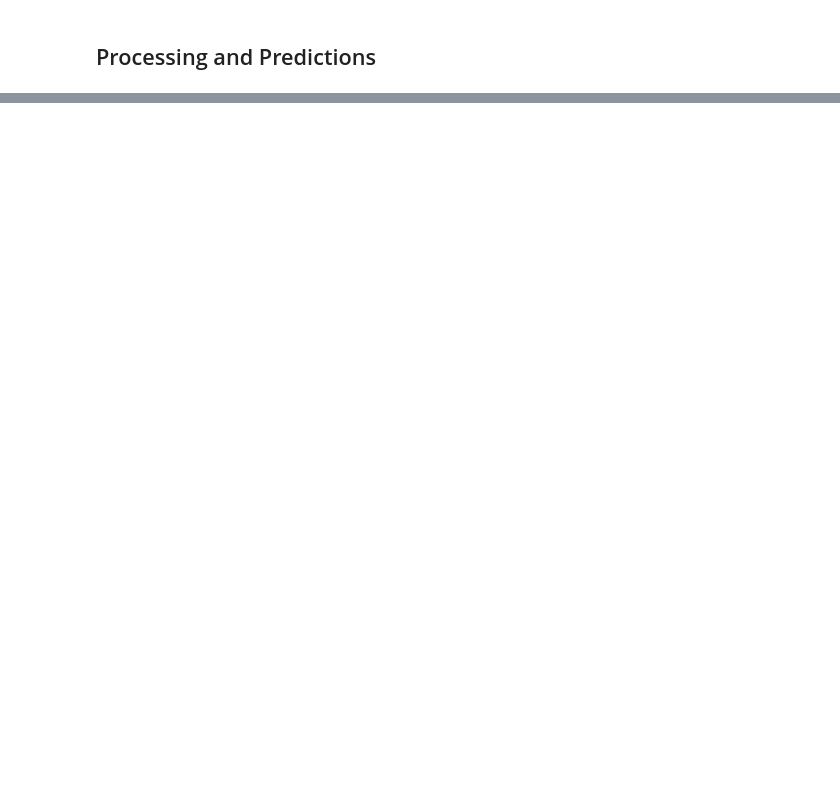
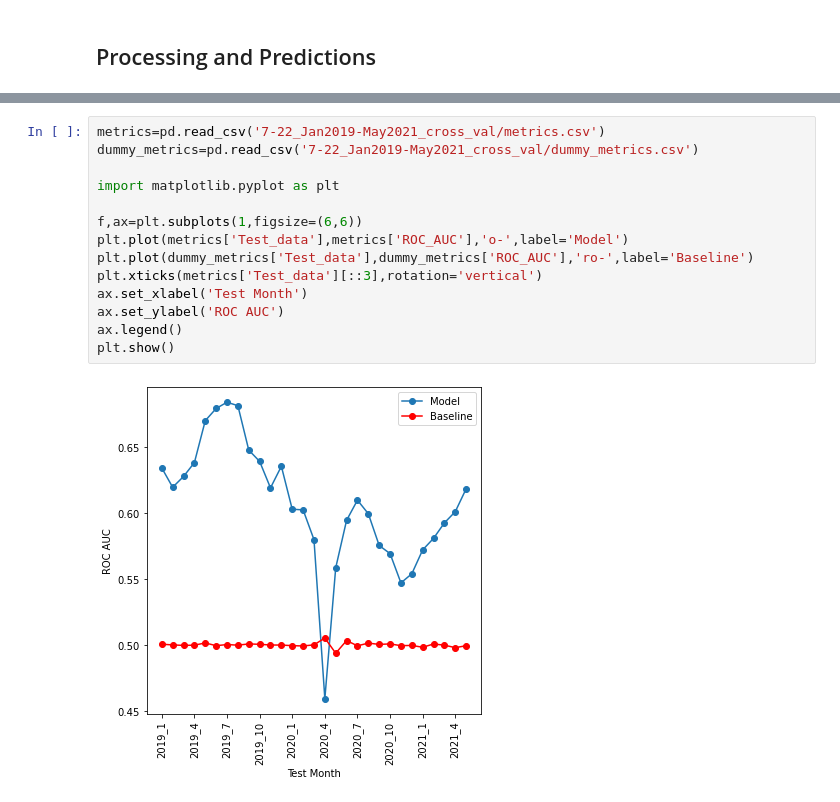
Before and after one commit to Tate-G/flight_delays, a Jupyter notebook: Flight_Delay_Predictor.ipynb, the cells around one changed output, grey strips where cells are left out. Cells and saved outputs as stored; diff of their text form; blank space fills up the shorter version.

```diff
--- a/Flight_Delay_Predictor.ipynb
+++ b/Flight_Delay_Predictor.ipynb
@@ -159,0 +188,16 @@ On average 1 in 7 flights arrive 15 minutes late or more.
+# %%
+metrics=pd.read_csv('7-22_Jan2019-May2021_cross_val/metrics.csv')
+dummy_metrics=pd.read_csv('7-22_Jan2019-May2021_cross_val/dummy_metrics.csv')
+
+import matplotlib.pyplot as plt
+
+f,ax=plt.subplots(1,figsize=(6,6))
+plt.plot(metrics['Test_data'],metrics['ROC_AUC'],'o-',label='Model')
+plt.plot(dummy_metrics['Test_data'],dummy_metrics['ROC_AUC'],'ro-',label='Baseline')
+plt.xticks(metrics['Test_data'][::3],rotation='vertical')
+ax.set_xlabel('Test Month')
+ax.set_ylabel('ROC AUC')
+ax.legend()
+plt.show()
+# %% [output]
+[figure, added]
```
Also changed, not shown: parts of 11 cells of this notebook, 1 other file.
